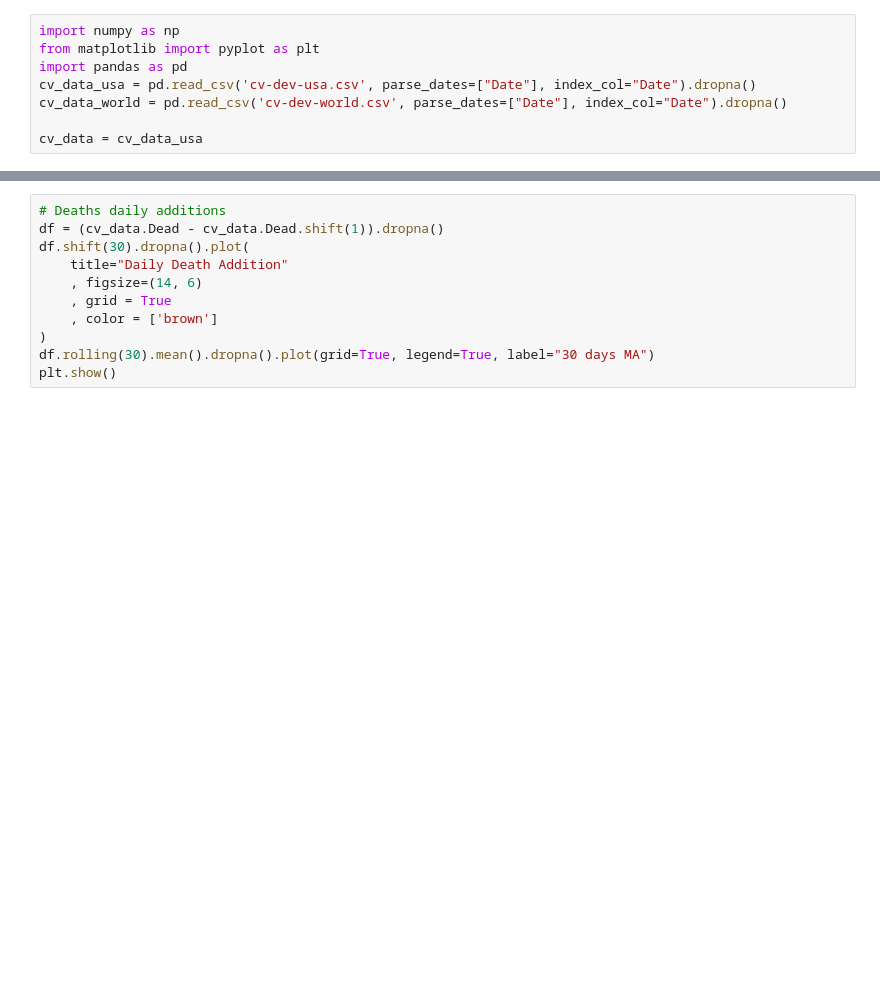
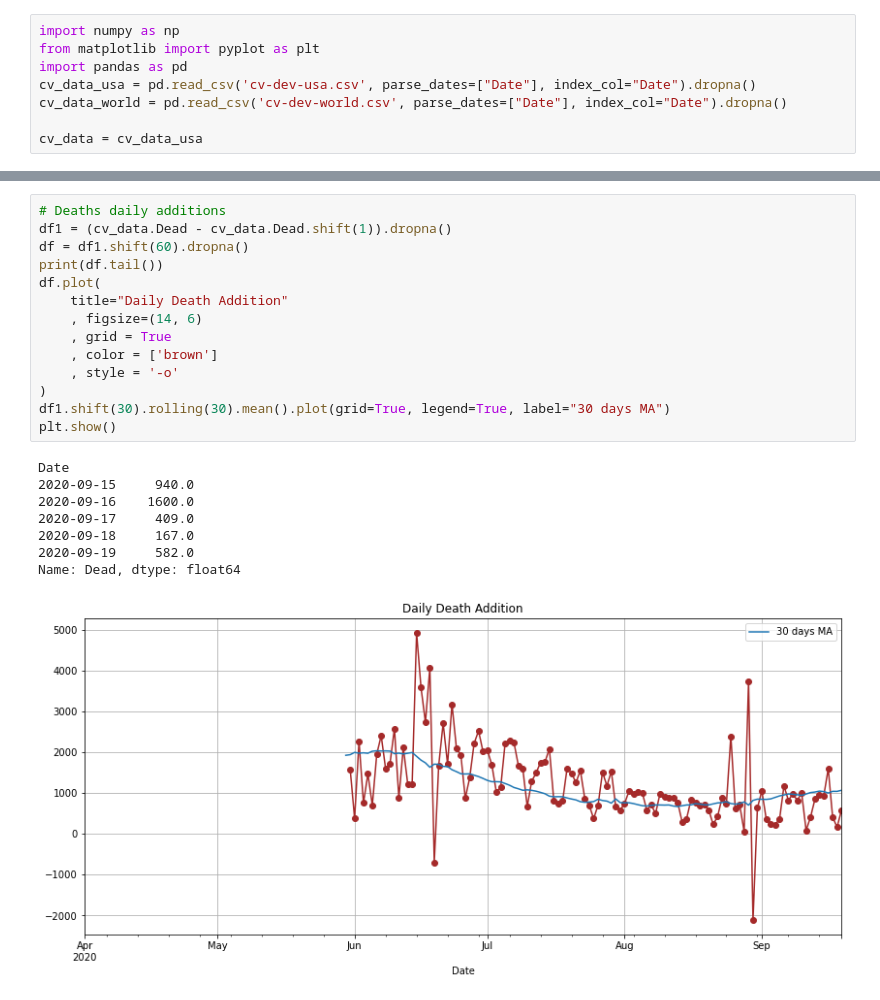
Before and after one commit to olegsheynin/data_analysis, a Jupyter notebook: coronavirus/Coronavirus Development USA.ipynb, the cells around one changed output, grey strips where cells are left out. Cells and saved outputs as stored; diff of their text form; blank space fills up the shorter version.

```diff
--- a/coronavirus/Coronavirus Development USA.ipynb
+++ b/coronavirus/Coronavirus Development USA.ipynb
@@ -83,14 +96,26 @@ plt.show()
 # %%
 # Deaths daily additions
-df = (cv_data.Dead - cv_data.Dead.shift(1)).dropna()
-df.shift(30).dropna().plot(
+df1 = (cv_data.Dead - cv_data.Dead.shift(1)).dropna()
+df = df1.shift(60).dropna()
+print(df.tail())
+df.plot(
     title="Daily Death Addition"
     , figsize=(14, 6)
     , grid = True
     , color = ['brown']
+    , style = '-o'
 )
-df.rolling(30).mean().dropna().plot(grid=True, legend=True, label="30 days MA")
+df1.shift(30).rolling(30).mean().plot(grid=True, legend=True, label="30 days MA")
 plt.show()
+# %% [output]
+Date
+2020-09-15     940.0
+2020-09-16    1600.0
+2020-09-17     409.0
+2020-09-18     167.0
+2020-09-19     582.0
+Name: Dead, dtype: float64
+[figure, added]
 # %%
 # Remaining open cases
 df = (cv_data.Confirmed - cv_data.Dead - cv_data.Recovered).dropna()
```
Also changed, not shown: parts of 7 cells of this notebook, 1 other file.
